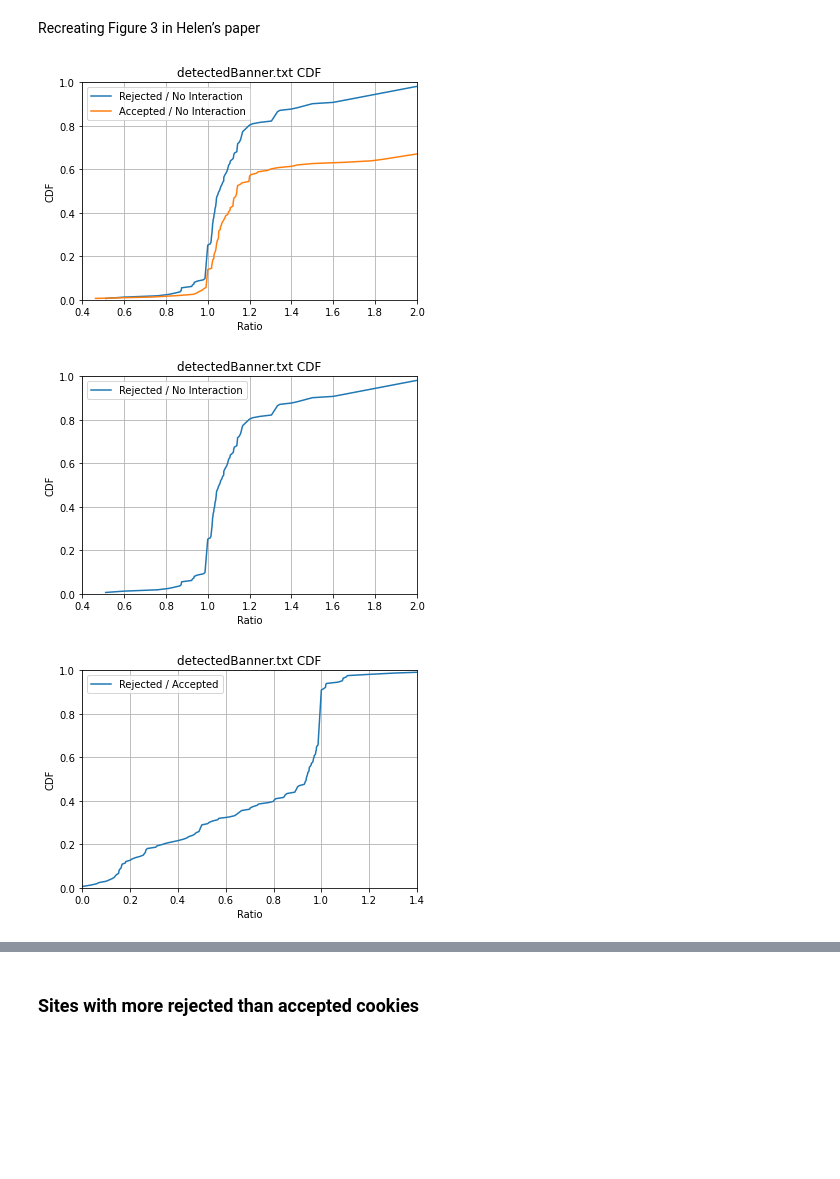
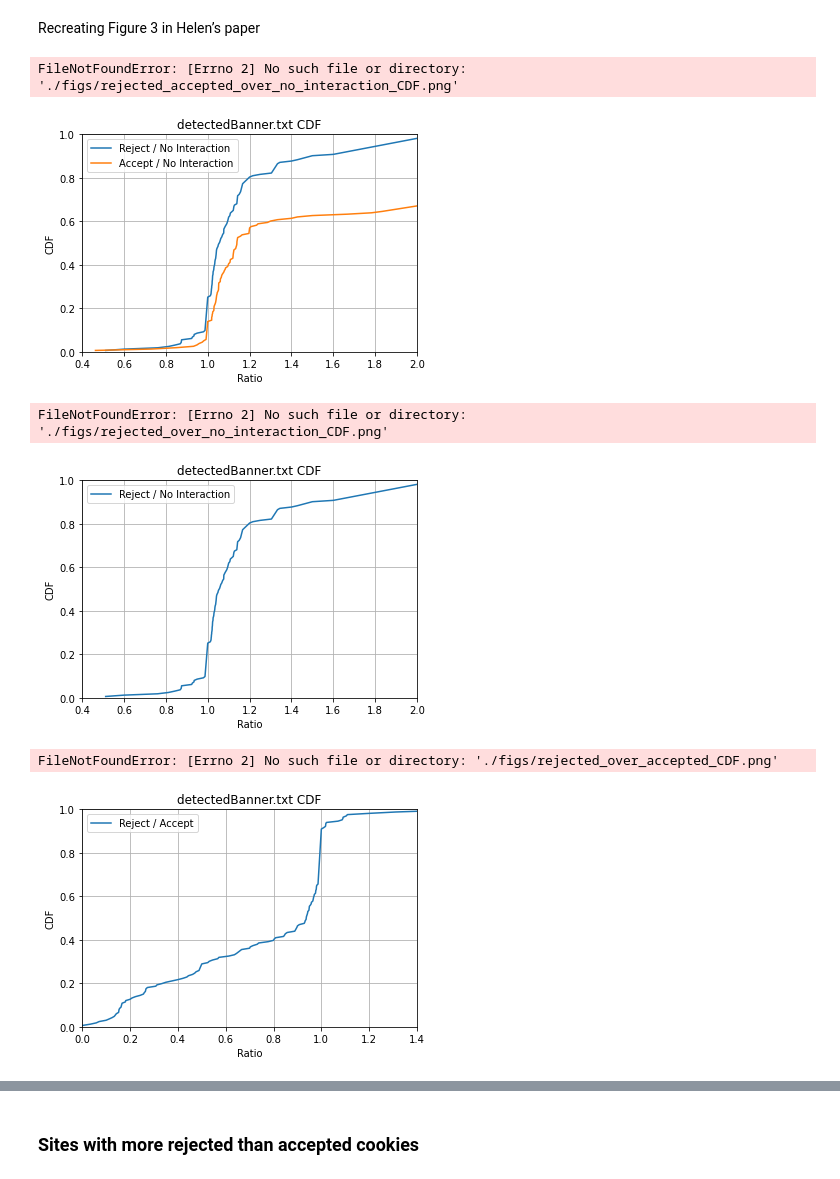
Before and after one commit to maxwellmlin/dataverse-files, a Jupyter notebook: reproducibility/analysis.ipynb, the cells around one changed output, grey strips where cells are left out. Saved outputs shown, nothing was run; the diff lists cells and outputs as text; code cells hidden in the pictures; blank space fills up the shorter version.

```diff
--- a/reproducibility/analysis.ipynb
+++ b/reproducibility/analysis.ipynb
@@ -65,7 +62,7 @@ sns.set_style("white")
 # %%
 # initializing vars
 # 'eu-central-1' ,
-FIG_DIR = './files/figs'
+FIG_DIR = './figs'
 INPUT_DIR = './files/inputs'
 CSV_DIR = './files/csv'
 # AWS_names = ['eu-central-1' , 'eu-north-1', 'us-east-1', 'us-west-1', 'ap-south-1', 'sa-east-1', 'af-south-1', 'ap-southeast-2']
@@ -409,7 +408,7 @@ def is_first_party(url, host, psl):
 
 # this function return the Dataframe of those domains that have all three possible interation mode (clicked)
 def get_acc_rej_intersection(df):
-    return df[df.site_url.isin(df[df["clicked"]=="Rejected"].site_url)&(df.site_url.isin(df[df["clicked"]=="Accepted"].site_url))&(df.complete)]
+    return df[df.site_url.isin(df[df["clicked"]=="Reject"].site_url)&(df.site_url.isin(df[df["clicked"]=="Accept"].site_url))&(df.complete)]
 
 
 def get_tracking_list(tracking_lists_name=['easylist']):
@@ -458,16 +457,16 @@ def get_interaction_mode(acc, rej):
     elif rej:
         return "Reject"
     else:
-        return "No interaction"
+        return "No Interaction"
 
 
 def get_clicked(acc, rej):
     if acc:
-        return "Accepted"
+        return "Accept"
     elif rej:
-        return "Rejected"
+        return "Reject"
     else:
-        return "No interaction"
+        return "No Interaction"
 
 
 def intersection(lst1, lst2):
@@ -529,7 +528,7 @@ def do_both(df):
 
 def get_show_banner(df):
     temp = get_complete(df)
-    temp1 = temp[(temp.site_url.isin(temp[temp["clicked"]=="Accepted"].site_url))]
+    temp1 = temp[(temp.site_url.isin(temp[temp["clicked"]=="Accept"].site_url))]
     return temp1
 # %%
 
@@ -850,7 +851,7 @@ def get_ratios(over, under, count=all_cookies, df=map_des_intersection['US East'
     """
     Returns a dictionary that maps a site_url to its ratio of `over`/`under`.
 
-    `over` and `under` can be 'Accept', 'Reject', or 'No interaction'.
+    `over` and `under` can be 'Accept', 'Reject', or 'No Interaction'.
     `count` should be a function that takes in a row of the dataframe and returns the desired count for the ratio. By default, `count` returns the total number of cookies.
     """
     ratios = {}
@@ -897,43 +898,44 @@ def get_cdf(list):
 # %%
 import matplotlib as mpl
 mpl.rcParams.update(mpl.rcParamsDefault)
 
 %matplotlib inline
 
-rejected_over_no_interaction = get_ratios('Reject', 'No interaction')
-accepted_over_no_interaction = get_ratios('Accept', 'No interaction')
+rejected_over_no_interaction = get_ratios('Reject', 'No Interaction')
+accepted_over_no_interaction = get_ratios('Accept', 'No Interaction')
 
 rejected_over_no_interaction_stats_df = get_cdf(rejected_over_no_interaction.values())
 accepted_over_no_interaction_stats_df = get_cdf(accepted_over_no_interaction.values())
 
-plt.plot(rejected_over_no_interaction_stats_df['value'], rejected_over_no_interaction_stats_df['cdf'], label='Rejected / No Interaction')
-plt.plot(accepted_over_no_interaction_stats_df['value'], accepted_over_no_interaction_stats_df['cdf'], label='Accepted / No Interaction')
+plt.plot(rejected_over_no_interaction_stats_df['value'], rejected_over_no_interaction_stats_df['cdf'], label='Reject / No Interaction')
+plt.plot(accepted_over_no_interaction_stats_df['value'], accepted_over_no_interaction_stats_df['cdf'], label='Accept / No Interaction')
 
 plt.axis([0.4, 2, 0, 1])
 
 plt.title('detectedBanner.txt CDF')
 plt.xlabel('Ratio')
 plt.ylabel('CDF')
 
 plt.legend(loc='upper left')
 
 plt.grid(visible = True)
 
 plt.savefig(FIG_DIR+'/rejected_accepted_over_no_interaction_CDF.png', dpi=600, facecolor='white')
 plt.show()
 # %% [output]
+FileNotFoundError: [Errno 2] No such file or directory: './figs/rejected_accepted_over_no_interaction_CDF.png'
-[figure, old version]
+[figure, new version]
 # %%
 import matplotlib as mpl
 mpl.rcParams.update(mpl.rcParamsDefault)
 
 %matplotlib inline
 
-rejected_over_no_interaction = get_ratios('Reject', 'No interaction')
+rejected_over_no_interaction = get_ratios('Reject', 'No Interaction')
 
 rejected_over_no_interaction_stats_df = get_cdf(rejected_over_no_interaction.values())
 
-plt.plot(rejected_over_no_interaction_stats_df['value'], rejected_over_no_interaction_stats_df['cdf'], label='Rejected / No Interaction')
+plt.plot(rejected_over_no_interaction_stats_df['value'], rejected_over_no_interaction_stats_df['cdf'], label='Reject / No Interaction')
 
 plt.axis([0.4, 2, 0, 1])
 
@@ -948,7 +950,8 @@ plt.grid(visible = True)
 plt.savefig(FIG_DIR+'/rejected_over_no_interaction_CDF.png', dpi=600, facecolor='white')
 plt.show()
 # %% [output]
+FileNotFoundError: [Errno 2] No such file or directory: './figs/rejected_over_no_interaction_CDF.png'
-[figure, old version]
+[figure, new version]
 # %%
 import matplotlib as mpl
 mpl.rcParams.update(mpl.rcParamsDefault)
@@ -958,7 +961,7 @@ mpl.rcParams.update(mpl.rcParamsDefault)
 rejected_over_accepted = get_ratios('Reject', 'Accept')
 rejected_over_accepted_stats_df = get_cdf(rejected_over_accepted.values())
 
-plt.plot(rejected_over_accepted_stats_df['value'], rejected_over_accepted_stats_df['cdf'], label='Rejected / Accepted')
+plt.plot(rejected_over_accepted_stats_df['value'], rejected_over_accepted_stats_df['cdf'], label='Reject / Accept')
 
 plt.axis([0, 1.4, 0, 1])
 
@@ -973,7 +976,8 @@ plt.grid(visible = True)
 plt.savefig(FIG_DIR+'/rejected_over_accepted_CDF.png', dpi=600, facecolor='white')
 plt.show()
 # %% [output]
+FileNotFoundError: [Errno 2] No such file or directory: './figs/rejected_over_accepted_CDF.png'
-[figure, old version]
+[figure, new version]
 # %%
 mpl.rcParams.update(mpl.rcParamsDefault)
 
```
Also changed, not shown: parts of 43 cells of this notebook, 3 other files.
